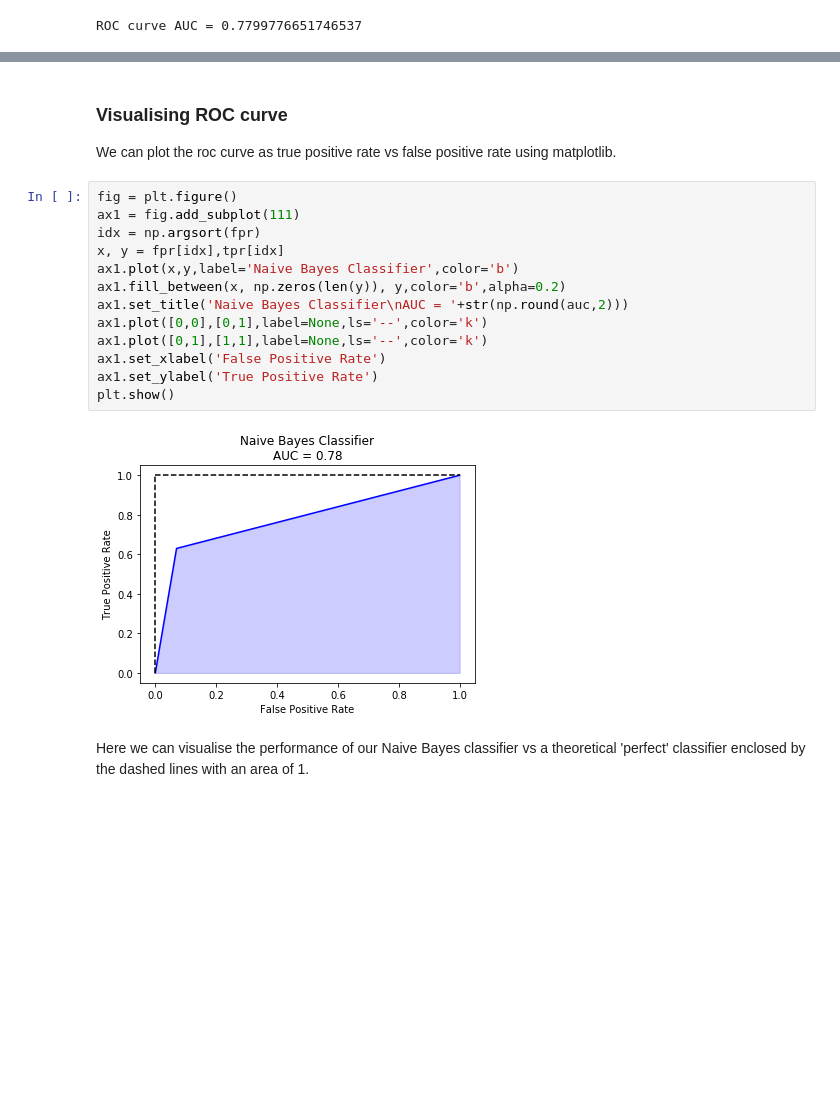
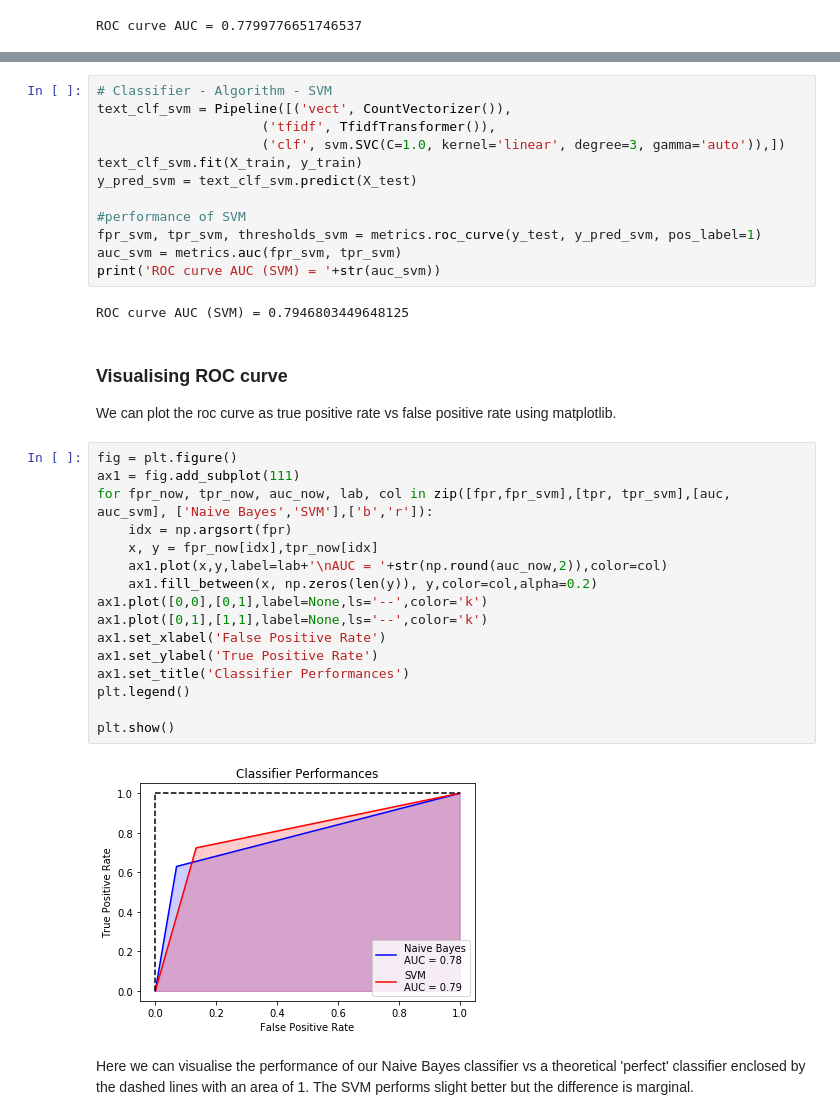
Before and after one commit to drds1/Naive_Bayes_NLP, a Jupyter notebook: naive_bayes.ipynb, the cells around one changed output, grey strips where cells are left out. Saved outputs shown, nothing was run; the diff lists cells and outputs as text; blank space fills up the shorter version.

```diff
--- a/naive_bayes.ipynb
+++ b/naive_bayes.ipynb
@@ -183,3 +188,17 @@ ROC curve AUC = 0.7799776651746537
+# %%
+# Classifier - Algorithm - SVM
+text_clf_svm = Pipeline([('vect', CountVectorizer()),
+                     ('tfidf', TfidfTransformer()),
+                     ('clf', svm.SVC(C=1.0, kernel='linear', degree=3, gamma='auto')),])
+text_clf_svm.fit(X_train, y_train)
+y_pred_svm = text_clf_svm.predict(X_test)
+
+#performance of SVM
+fpr_svm, tpr_svm, thresholds_svm = metrics.roc_curve(y_test, y_pred_svm, pos_label=1)
+auc_svm = metrics.auc(fpr_svm, tpr_svm)
+print('ROC curve AUC (SVM) = '+str(auc_svm))
+# %% [output]
+ROC curve AUC (SVM) = 0.7946803449648125
 # %% [markdown]
 ### Visualising ROC curve
 
@@ -187,20 +206,23 @@ We can plot the roc curve as true positive rate vs false positive rate using mat
 # %%
 fig = plt.figure()
 ax1 = fig.add_subplot(111)
-idx = np.argsort(fpr)
-x, y = fpr[idx],tpr[idx]
-ax1.plot(x,y,label='Naive Bayes Classifier',color='b')
-ax1.fill_between(x, np.zeros(len(y)), y,color='b',alpha=0.2)
-ax1.set_title('Naive Bayes Classifier\nAUC = '+str(np.round(auc,2)))
+for fpr_now, tpr_now, auc_now, lab, col in zip([fpr,fpr_svm],[tpr, tpr_svm],[auc, auc_svm], ['Naive Bayes','SVM'],['b','r']):
+    idx = np.argsort(fpr)
+    x, y = fpr_now[idx],tpr_now[idx]
+    ax1.plot(x,y,label=lab+'\nAUC = '+str(np.round(auc_now,2)),color=col)
+    ax1.fill_between(x, np.zeros(len(y)), y,color=col,alpha=0.2)
 ax1.plot([0,0],[0,1],label=None,ls='--',color='k')
 ax1.plot([0,1],[1,1],label=None,ls='--',color='k')
 ax1.set_xlabel('False Positive Rate')
 ax1.set_ylabel('True Positive Rate')
+ax1.set_title('Classifier Performances')
+plt.legend()
+
 plt.show()
 # %% [output]
-[figure, old version]
+[figure, new version]
 # %% [markdown]
-Here we can visualise the performance of our Naive Bayes classifier vs a theoretical 'perfect' classifier enclosed by the dashed lines with an area of 1.
+Here we can visualise the performance of our Naive Bayes classifier vs a theoretical 'perfect' classifier enclosed by the dashed lines with an area of 1. The SVM performs slight better but the difference is marginal.
 # %% [markdown]
 # Summary
 
```
Also changed, not shown: parts of 3 cells of this notebook.
